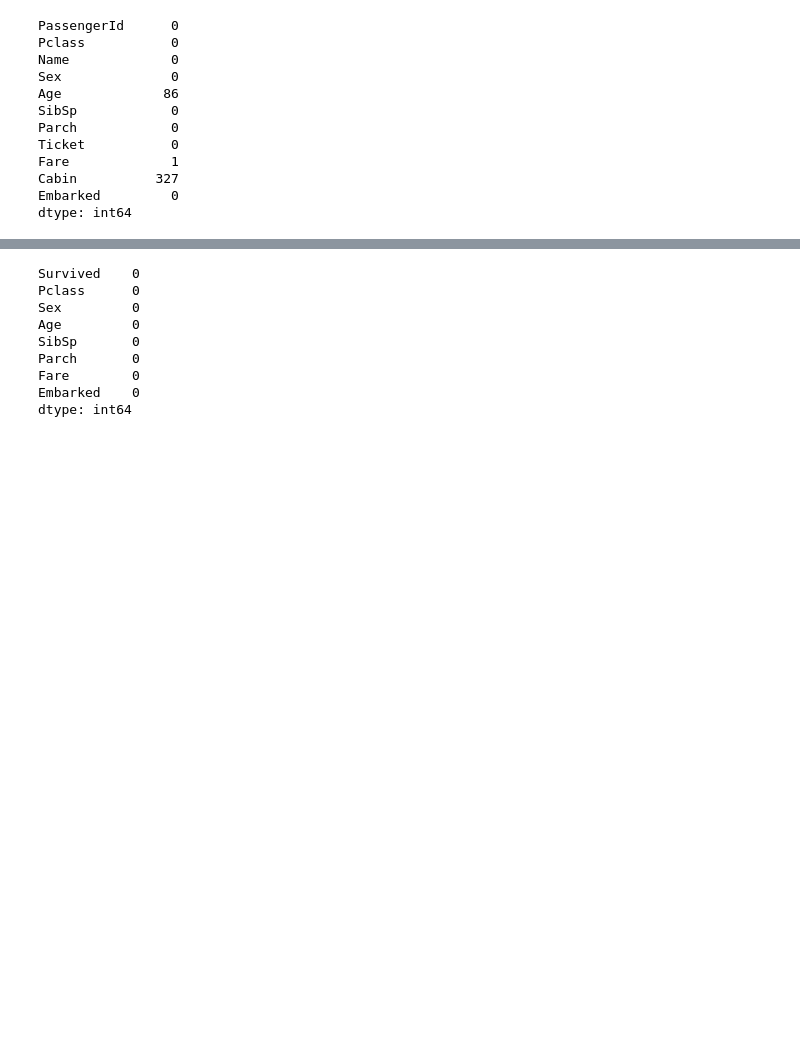
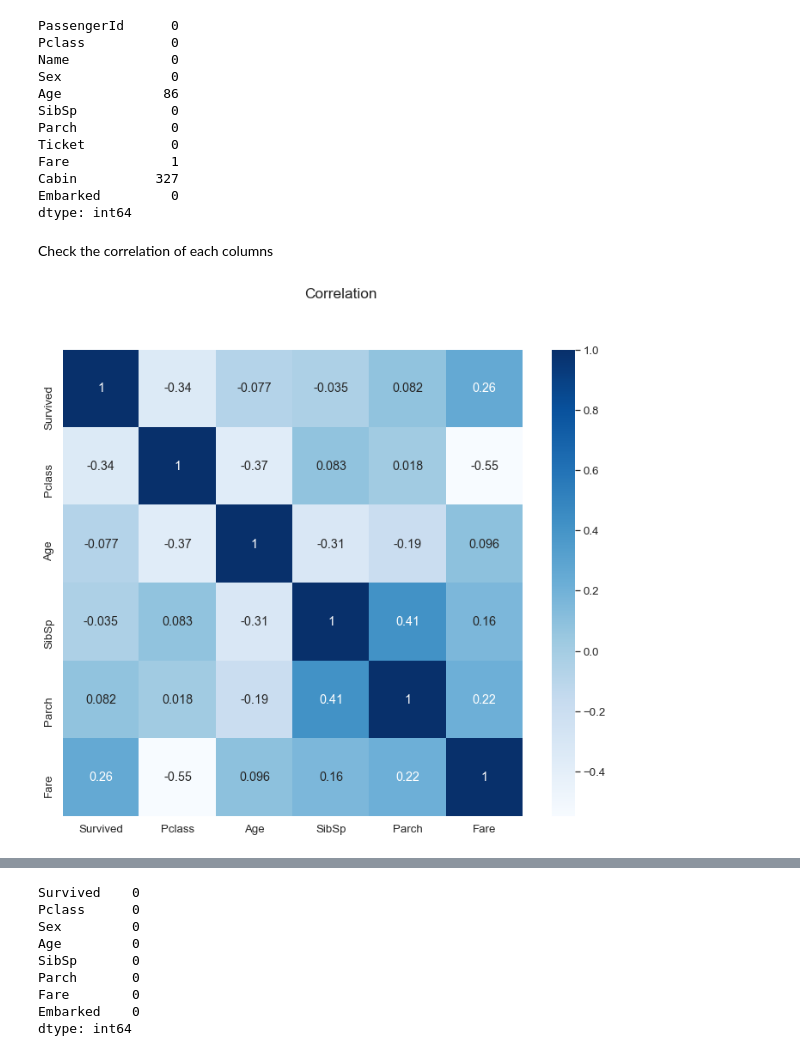
Before and after one commit to trizkynoviandy/titanic-survival-prediction, a Jupyter notebook: titanic_survival.ipynb, the cells around one changed output, grey strips where cells are left out. Saved outputs shown, nothing was run; the diff lists cells and outputs as text; code cells hidden in the pictures; blank space fills up the shorter version.

```diff
--- a/titanic_survival.ipynb
+++ b/titanic_survival.ipynb
@@ -82,4 +90,12 @@ Fare             1
 Cabin          327
 Embarked         0
 dtype: int64
+# %% [markdown]
+Check the correlation of each columns
+# %%
+plt.figure(figsize=[12, 10])
+plt.suptitle("Correlation")
+sns.heatmap(training_set[['Survived', 'Pclass', 'Age', 'SibSp', 'Parch', 'Fare']].corr(), annot=True, cmap="Blues");
+# %% [output]
+[figure, added]
 # %%
```
Also changed, not shown: parts of 20 cells of this notebook.
